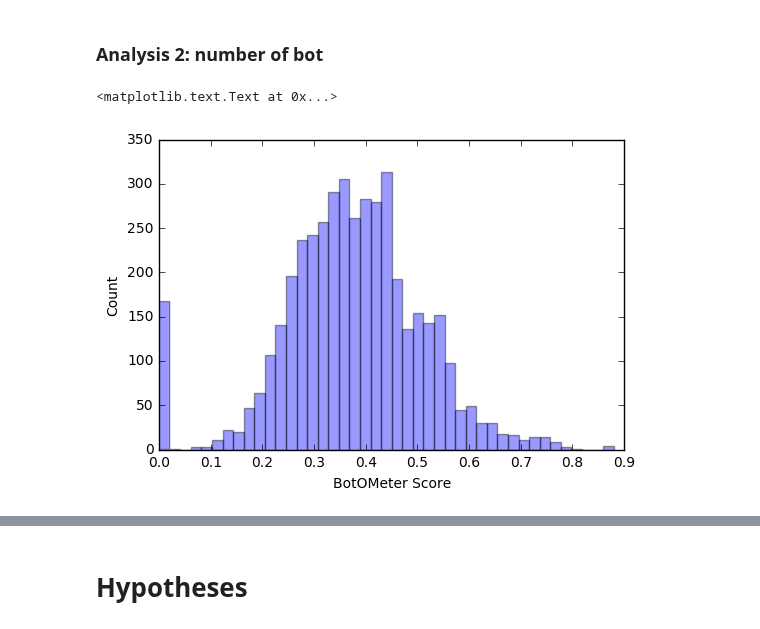
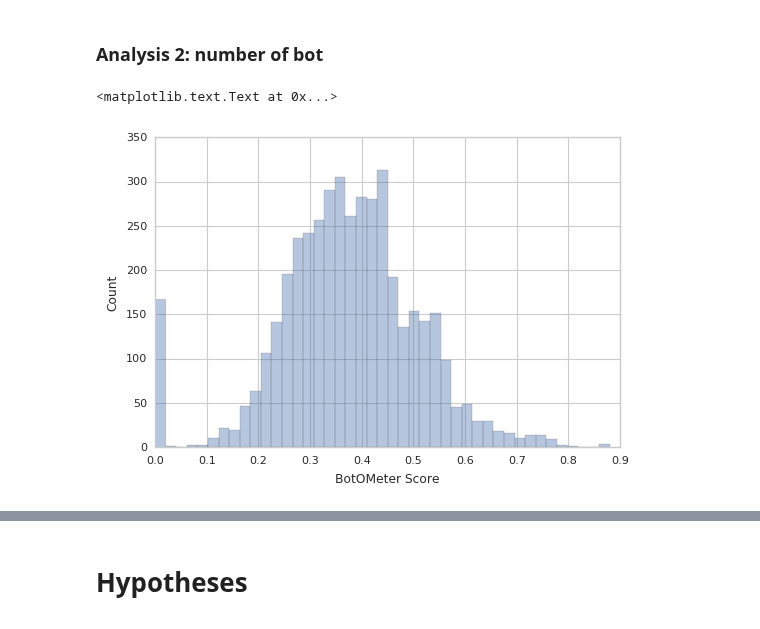
Before and after one commit to indralukmana/twitter-brexit, a Jupyter notebook: iqbal/bot_analysis.ipynb, the cells around one changed output, grey strips where cells are left out. Drawn from its saved outputs; the diff is of its cells as text; code cells hidden in the pictures.

```diff
--- a/iqbal/bot_analysis.ipynb
+++ b/iqbal/bot_analysis.ipynb
@@ -91,6 +156,8 @@ Name: 0, dtype: object
 # %%
 bot_data = pd.DataFrame()
+distinct_bot_data = ()
 
 for i in range(1,8):
     output="outputbot_"+str(i)+".csv"
-    bot_data=bot_data.append(pd.read_csv(output))[['screen_name','english']]
+    bot_data=bot_data.append(pd.read_csv(output))
+bot_data.head()
@@ -103,0 +175,7 @@ since the analysis process taking time, I decided to separate this process to an
+# %%
+#print(len(bot_data))
+bot_data=bot_data[['screen_name','english']]
+print("Data example :")
+print(bot_data.head())
+print("\n\nData description:")
+print(bot_data.describe())
@@ -104,3 +216,5 @@ since the analysis process taking time, I decided to separate this process to an
 # %%
 sentiment_data = pd.DataFrame()
 sentiment_data = pd.read_csv("sentiment_output.csv")
+sentiment_data = sentiment_data[["class","p_neg","p_pos"]]
+sentiment_data[0:2]
@@ -116,11 +233,5 @@ since the analysis process taking time, I decided to separate this process to an
 # %%
-sen_dat=twt_data.join(sentiment_data[['class','p_neg','p_pos']])
+compiled_data=pd.merge(sen_dat,bot_data, how='left', on=['screen_name'])
 
-compiled_data=pd.merge(sen_dat,bot_data, how='left', on=['screen_name'])
-print(len(compiled_data))
-
-
-compiled_data=compiled_data.rename(columns = {
-                            'english':'botometer'
-                           })
+compiled_data=compiled_data.rename(columns = {'english':'botometer'})
 old_compiled_data=compiled_data
@@ -211,9 +322,10 @@ analysis1.sort_values(by=['count'], ascending=False)[0:5]
 # %% [markdown]
 <h3>Analysis 2: number of bot</h3>
 # %%
+sns.set_style("whitegrid")
 ax=sns.distplot(compiled_data['botometer'], kde=False)
 ax.set_xlabel("BotOMeter Score")
 ax.set_ylabel("Count")
 # %% [output]
 <matplotlib.text.Text at 0x...>
-[figure, old version]
+[figure, new version]
```
Also changed, not shown: parts of 40 cells of this notebook.
